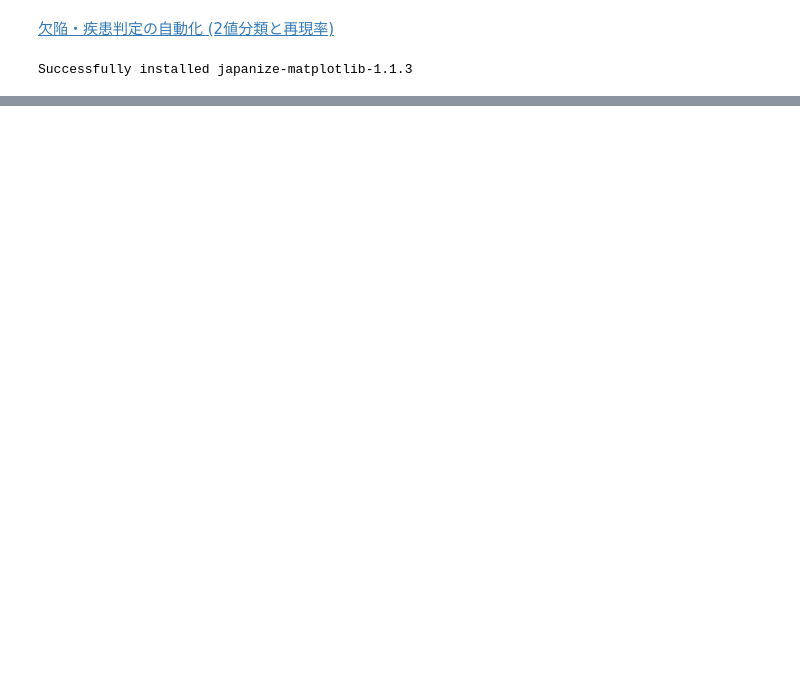
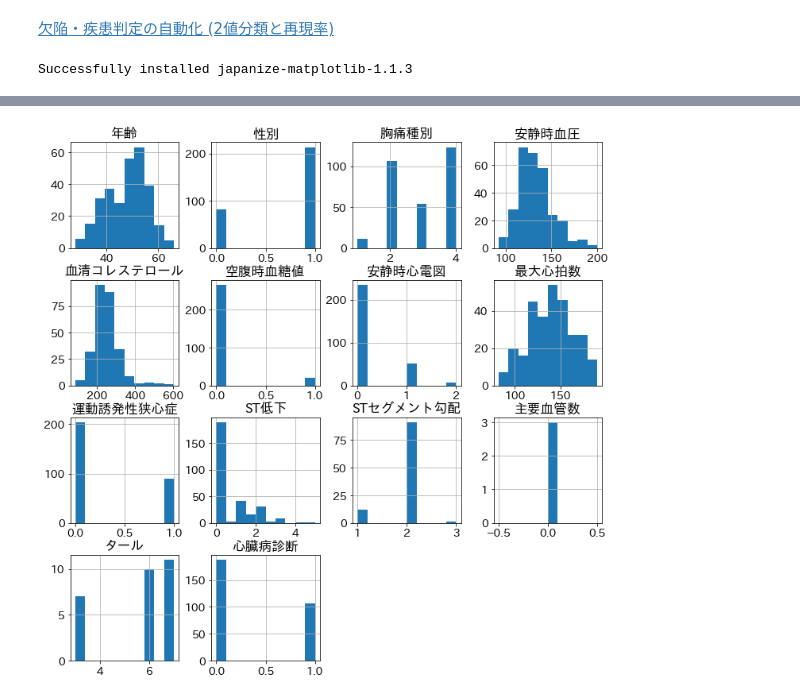
Before and after one commit to tako21ttp/tako21aiko, a Jupyter notebook: profitable_ai/ac_01_heart_disease.ipynb, the cells around one changed output, grey strips where cells are left out. Saved outputs shown, nothing was run; the diff lists cells and outputs as text; code cells hidden in the pictures; blank space fills up the shorter version.

```diff
--- a/profitable_ai/ac_01_heart_disease.ipynb
+++ b/profitable_ai/ac_01_heart_disease.ipynb
@@ -9,0 +136,16 @@ Successfully installed japanize-matplotlib-1.1.3
+# %%
+# 心疾患公開データ読み込み
+
+columns = [
+    '年齢', '性別', '胸痛種別', '安静時血圧',  '血清コレステロール',
+    '空腹時血糖値', '安静時心電図',  '最大心拍数',  '運動誘発性狭心症',
+    'ST低下', 'STセグメント勾配', '主要血管数', 'タール', '心臓病診断'
+]
+
+# 公開データセットのURL
+url_hu = 'https://archive.ics.uci.edu/ml/machine-learning-databases/\
+heart-disease/processed.hungarian.data'
+
+# データフレームへの取り込み
+# 欠損値は'?'で表現されているので、読み込み時にPythonのNaNに変換する
+df_hu = pd.read_csv(url_hu, header=None, names=columns, na_values='?')
@@ -9,0 +182,12 @@ Successfully installed japanize-matplotlib-1.1.3
+# %%
+# ヒストグラム表示
+
+# グラフのサイズ調整のためのおまじない
+from pylab import rcParams
+rcParams['figure.figsize'] = (12, 12)
+
+# データフレームの数値項目でヒストグラム表示
+df_hu.hist()
+plt.show()
+# %% [output]
+[figure, added]
```
Also changed, not shown: parts of 9 cells of this notebook.
